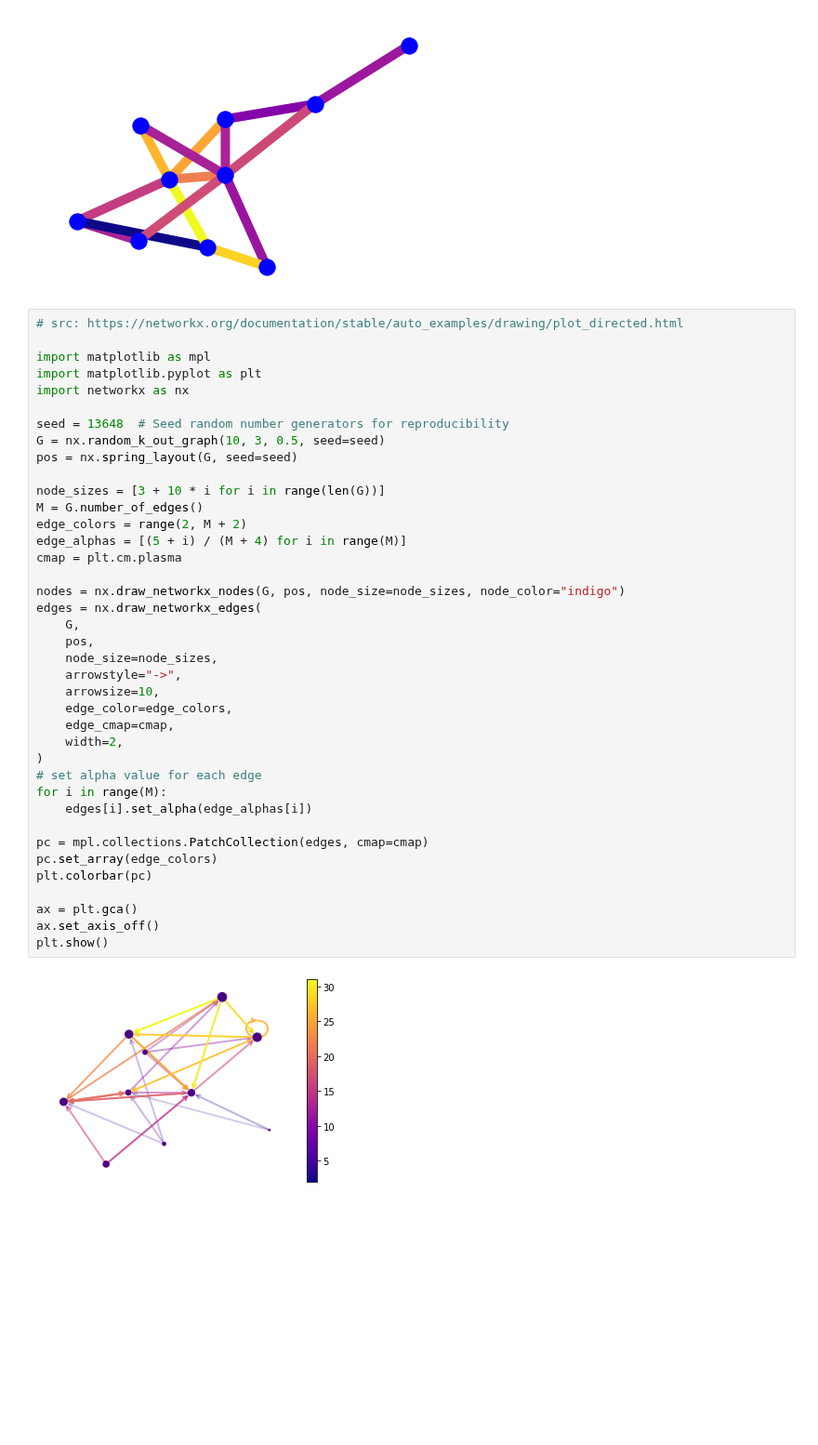
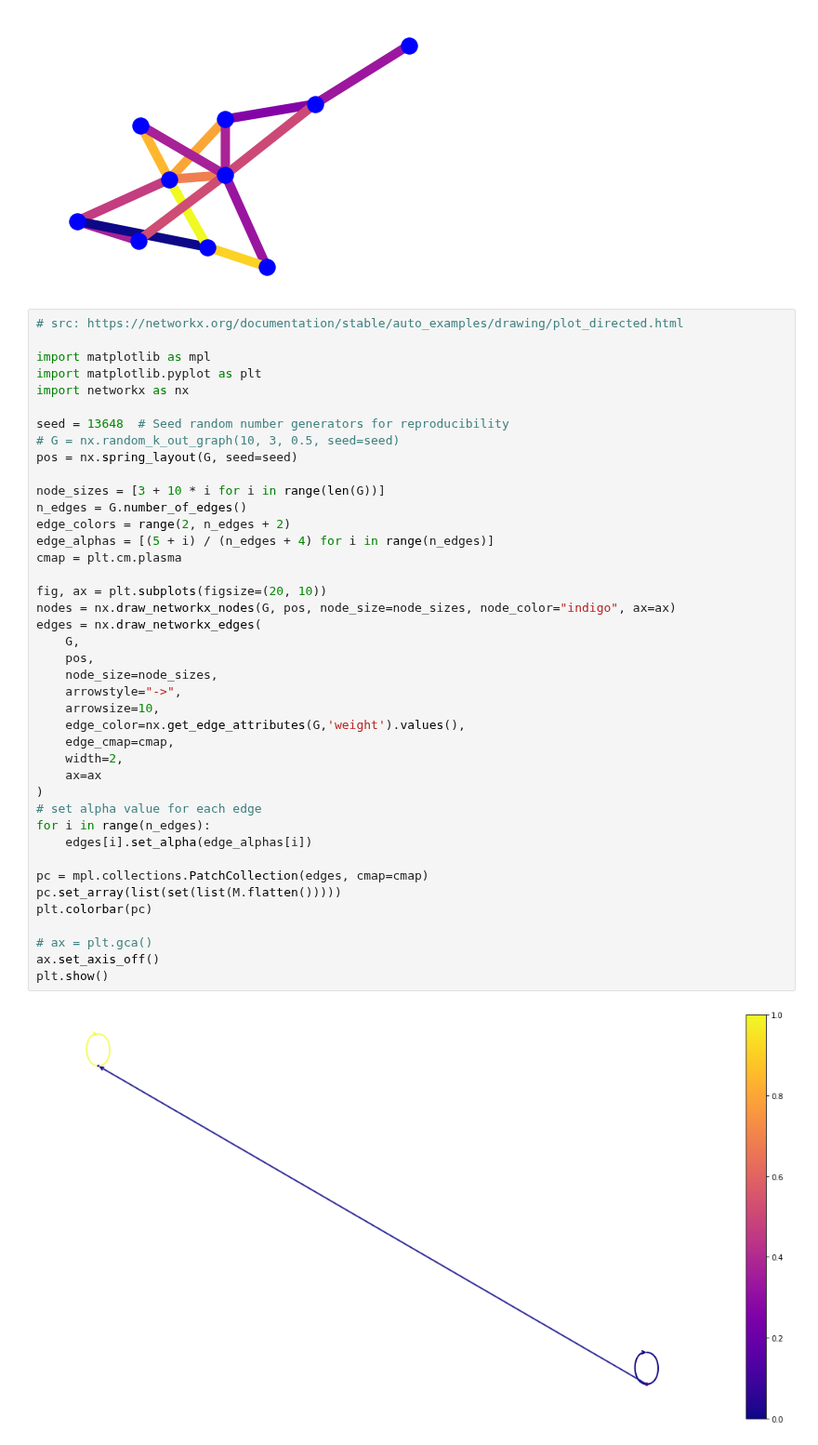
Before and after one commit to hsteinshiromoto/blog, a Jupyter notebook: notebooks/plot_digraph/plot_digraph.ipynb, the cells around one changed output. Shown at 93% size. Drawn from its saved outputs; the diff is of its cells as text; blank space fills up the shorter version.

```diff
--- a/notebooks/plot_digraph/plot_digraph.ipynb
+++ b/notebooks/plot_digraph/plot_digraph.ipynb
@@ -66,40 +113,42 @@ plt.show()
 # src: https://networkx.org/documentation/stable/auto_examples/drawing/plot_directed.html
 
 import matplotlib as mpl
 import matplotlib.pyplot as plt
 import networkx as nx
 
 seed = 13648  # Seed random number generators for reproducibility
-G = nx.random_k_out_graph(10, 3, 0.5, seed=seed)
+# G = nx.random_k_out_graph(10, 3, 0.5, seed=seed)
 pos = nx.spring_layout(G, seed=seed)
 
 node_sizes = [3 + 10 * i for i in range(len(G))]
-M = G.number_of_edges()
-edge_colors = range(2, M + 2)
-edge_alphas = [(5 + i) / (M + 4) for i in range(M)]
+n_edges = G.number_of_edges()
+edge_colors = range(2, n_edges + 2)
+edge_alphas = [(5 + i) / (n_edges + 4) for i in range(n_edges)]
 cmap = plt.cm.plasma
 
-nodes = nx.draw_networkx_nodes(G, pos, node_size=node_sizes, node_color="indigo")
+fig, ax = plt.subplots(figsize=(20, 10))
+nodes = nx.draw_networkx_nodes(G, pos, node_size=node_sizes, node_color="indigo", ax=ax)
 edges = nx.draw_networkx_edges(
     G,
     pos,
     node_size=node_sizes,
     arrowstyle="->",
     arrowsize=10,
-    edge_color=edge_colors,
+    edge_color=nx.get_edge_attributes(G,'weight').values(),
     edge_cmap=cmap,
     width=2,
+    ax=ax
 )
 # set alpha value for each edge
-for i in range(M):
+for i in range(n_edges):
     edges[i].set_alpha(edge_alphas[i])
 
 pc = mpl.collections.PatchCollection(edges, cmap=cmap)
-pc.set_array(edge_colors)
+pc.set_array(list(set(list(M.flatten()))))
 plt.colorbar(pc)
 
-ax = plt.gca()
+# ax = plt.gca()
 ax.set_axis_off()
 plt.show()
 # %% [output]
-[figure, old version]
+[figure, new version]
```
Also changed, not shown: parts of 9 cells of this notebook.
